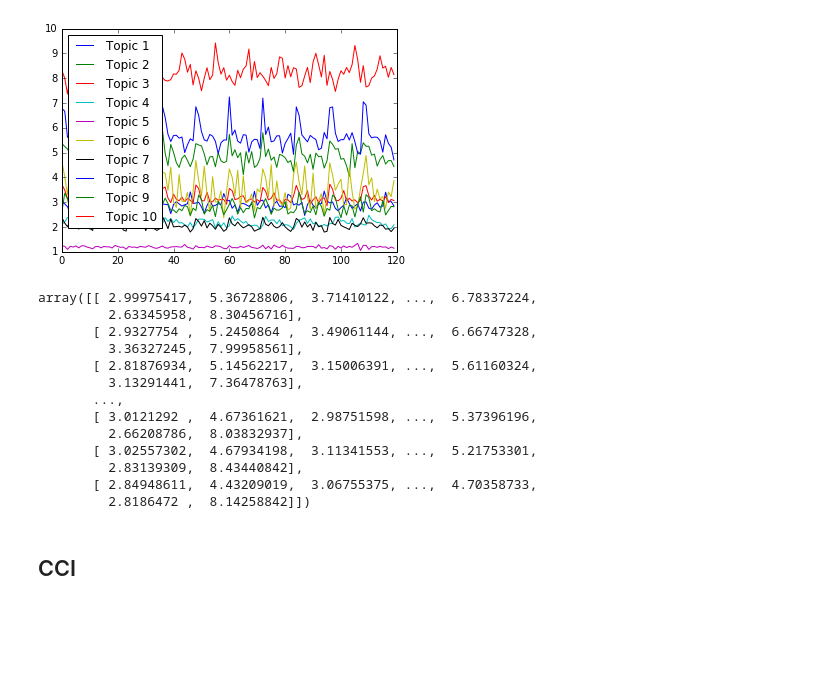
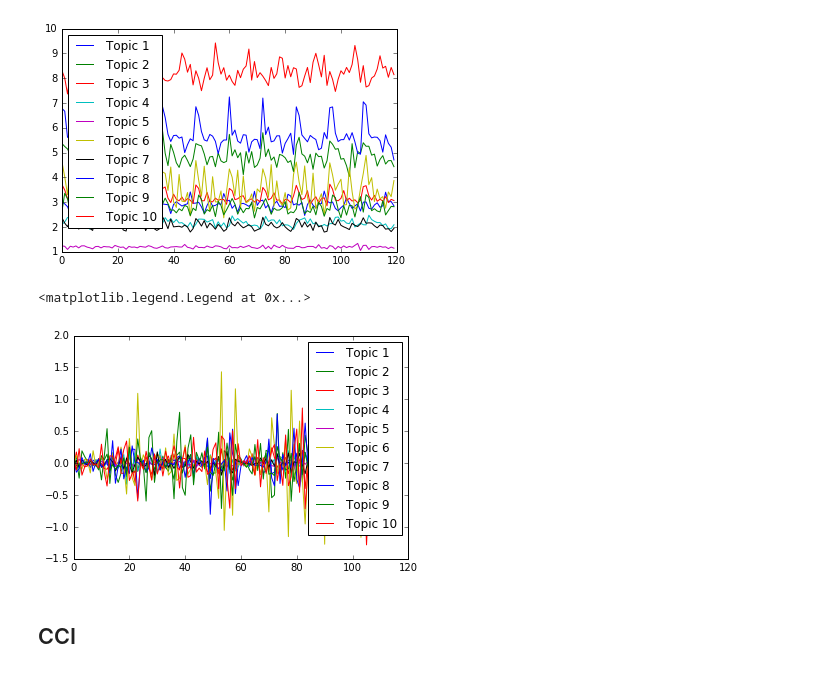
Before and after one commit to AC209ConsumerConfidence/Economic_Sentiment_Forecast, a Jupyter notebook: Clustering_experimentation.ipynb, the cells around one changed output. Saved outputs shown, nothing was run; the diff lists cells and outputs as text; code cells hidden in the pictures; blank space fills up the shorter version.

```diff
--- a/Clustering_experimentation.ipynb
+++ b/Clustering_experimentation.ipynb
@@ -113,19 +113,3 @@ plt.legend(loc='best')
 # %% [output]
 <matplotlib.legend.Legend at 0x...>
 [figure]
-# %%
-topicsByMonth
-# %% [output]
-array([[ 2.99975417,  5.36728806,  3.71410122, ...,  6.78337224,
-         2.63345958,  8.30456716],
-       [ 2.9327754 ,  5.2450864 ,  3.49061144, ...,  6.66747328,
-         3.36327245,  7.99958561],
-       [ 2.81876934,  5.14562217,  3.15006391, ...,  5.61160324,
-         3.13291441,  7.36478763],
-       ...,
-       [ 3.0121292 ,  4.67361621,  2.98751598, ...,  5.37396196,
-         2.66208786,  8.03832937],
-       [ 3.02557302,  4.67934198,  3.11341553, ...,  5.21753301,
-         2.83139309,  8.43440842],
-       [ 2.84948611,  4.43209019,  3.06755375, ...,  4.70358733,
-         2.8186472 ,  8.14258842]])
@@ -132,3 +118,10 @@ array([[ 2.99975417,  5.36728806,  3.71410122, ...,  6.78337224,
+# %%
+for topic in range(topicsYearlyDiff.shape[1]):
+    plt.plot(topicsYearlyDiff[:,topic], label='Topic {}'.format(topic+1))
+plt.legend(loc='best')
+# %% [output]
+<matplotlib.legend.Legend at 0x...>
+[figure, added]
 # %% [markdown]
 ## CCI
 # %%
```
Also changed, not shown: parts of 10 cells of this notebook.
